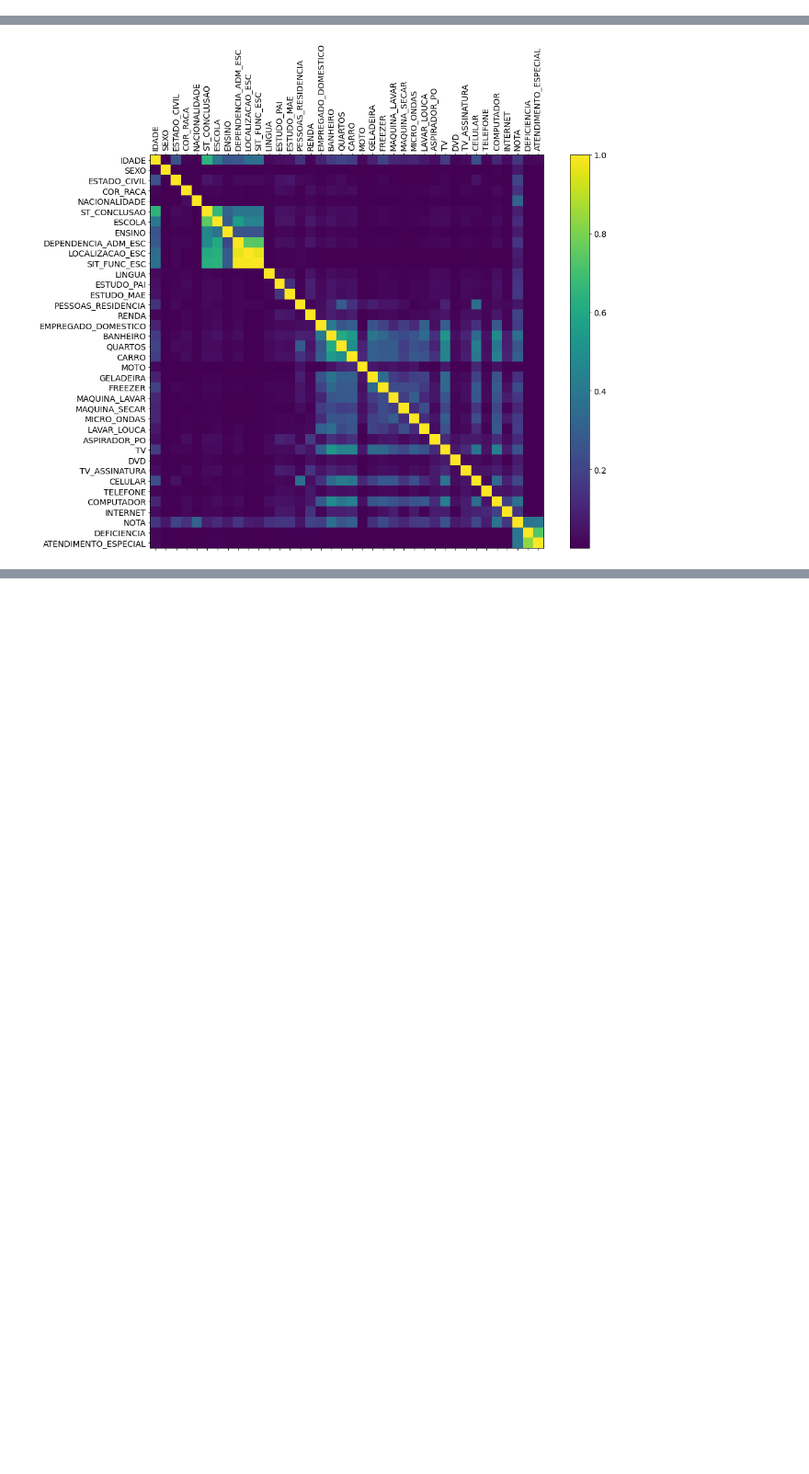
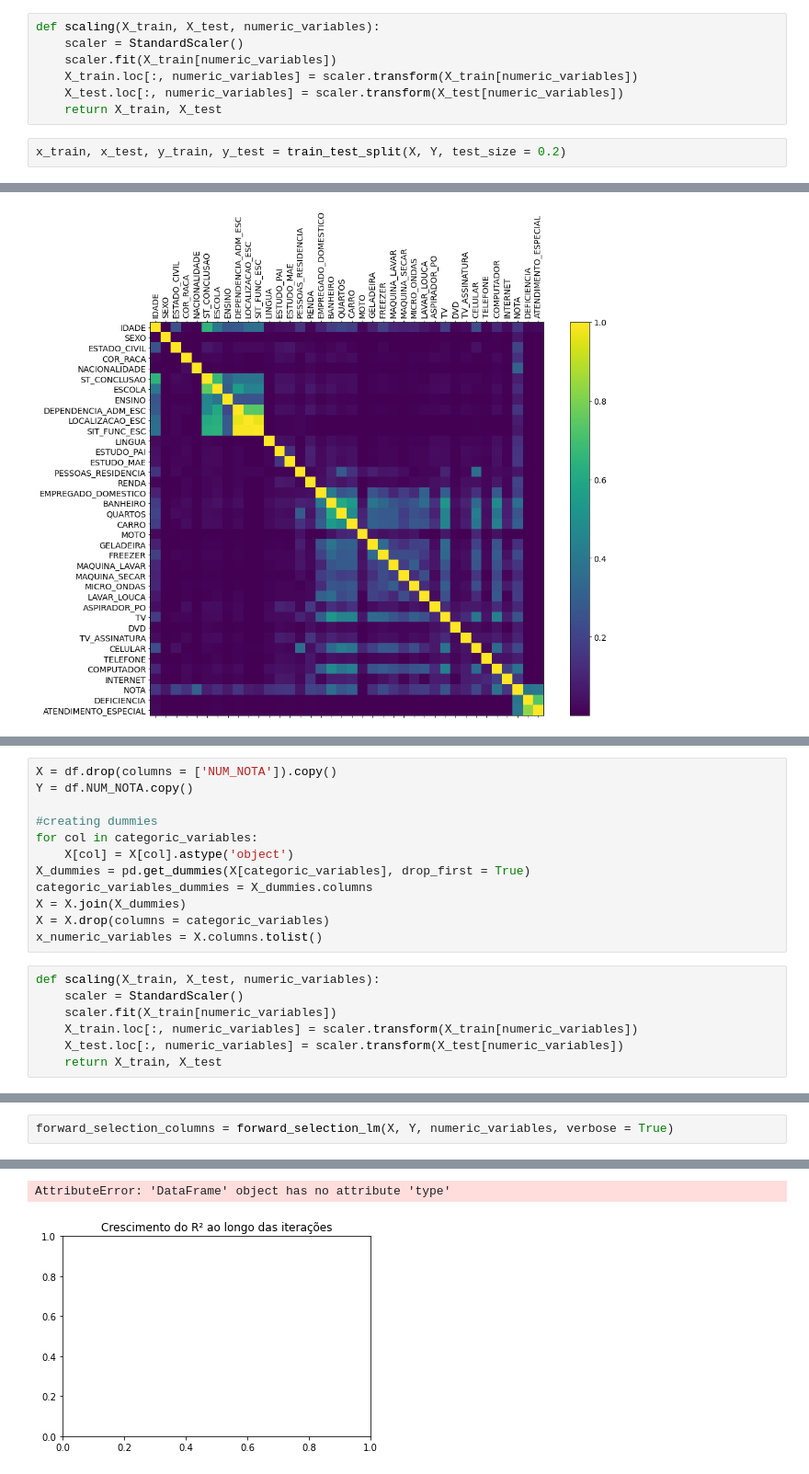
Before and after one commit to GiovaniValdrighi/analise_enem, a Jupyter notebook: Notebooks/modelos_lineares.ipynb, the cells around one changed output, grey strips where cells are left out. Shown at 92% size. Saved outputs shown, nothing was run; the diff lists cells and outputs as text; blank space fills up the shorter version.

```diff
--- a/Notebooks/modelos_lineares.ipynb
+++ b/Notebooks/modelos_lineares.ipynb
@@ -133,0 +146,9 @@ for col in df.columns:
+# %%
+def scaling(X_train, X_test, numeric_variables):
+    scaler = StandardScaler()
+    scaler.fit(X_train[numeric_variables])
+    X_train.loc[:, numeric_variables] = scaler.transform(X_train[numeric_variables])
+    X_test.loc[:, numeric_variables] = scaler.transform(X_test[numeric_variables])
+    return X_train, X_test
+# %%
+x_train, x_test, y_train, y_test = train_test_split(X, Y, test_size = 0.2)
@@ -195,0 +218,19 @@ cb.ax.tick_params(labelsize=14)
+# %%
+X = df.drop(columns = ['NUM_NOTA']).copy()
+Y = df.NUM_NOTA.copy()
+
+#creating dummies
+for col in categoric_variables:
+    X[col] = X[col].astype('object')
+X_dummies = pd.get_dummies(X[categoric_variables], drop_first = True)
+categoric_variables_dummies = X_dummies.columns
+X = X.join(X_dummies)
+X = X.drop(columns = categoric_variables)
+x_numeric_variables = X.columns.tolist()
+# %%
+def scaling(X_train, X_test, numeric_variables):
+    scaler = StandardScaler()
+    scaler.fit(X_train[numeric_variables])
+    X_train.loc[:, numeric_variables] = scaler.transform(X_train[numeric_variables])
+    X_test.loc[:, numeric_variables] = scaler.transform(X_test[numeric_variables])
+    return X_train, X_test
@@ -195,0 +308,3 @@ cb.ax.tick_params(labelsize=14)
+# %%
+forward_selection_columns = forward_selection_lm(X, Y, numeric_variables, verbose = True)
+# %% [output]
@@ -195,0 +328,2 @@ cb.ax.tick_params(labelsize=14)
+AttributeError: 'DataFrame' object has no attribute 'type'
+[figure, added]
```
Also changed, not shown: parts of 24 cells of this notebook, 2 other files.
